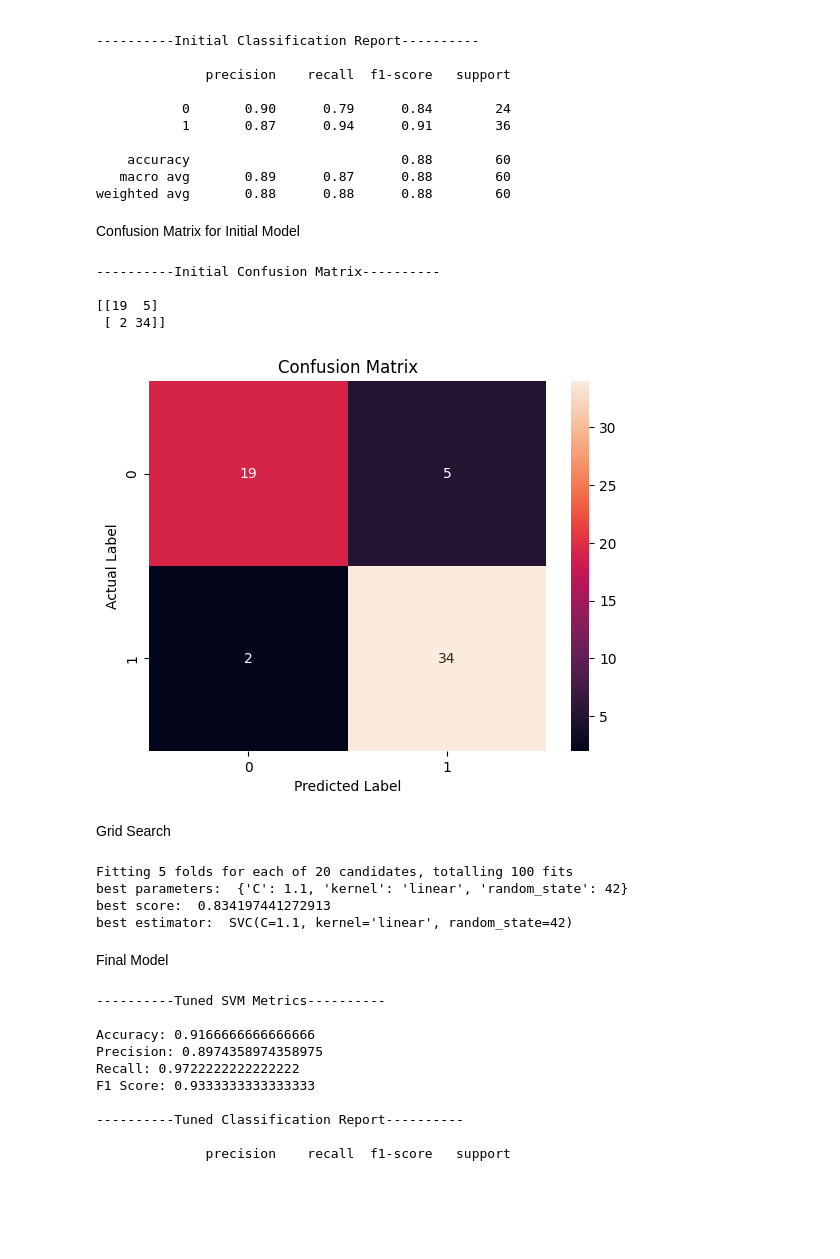
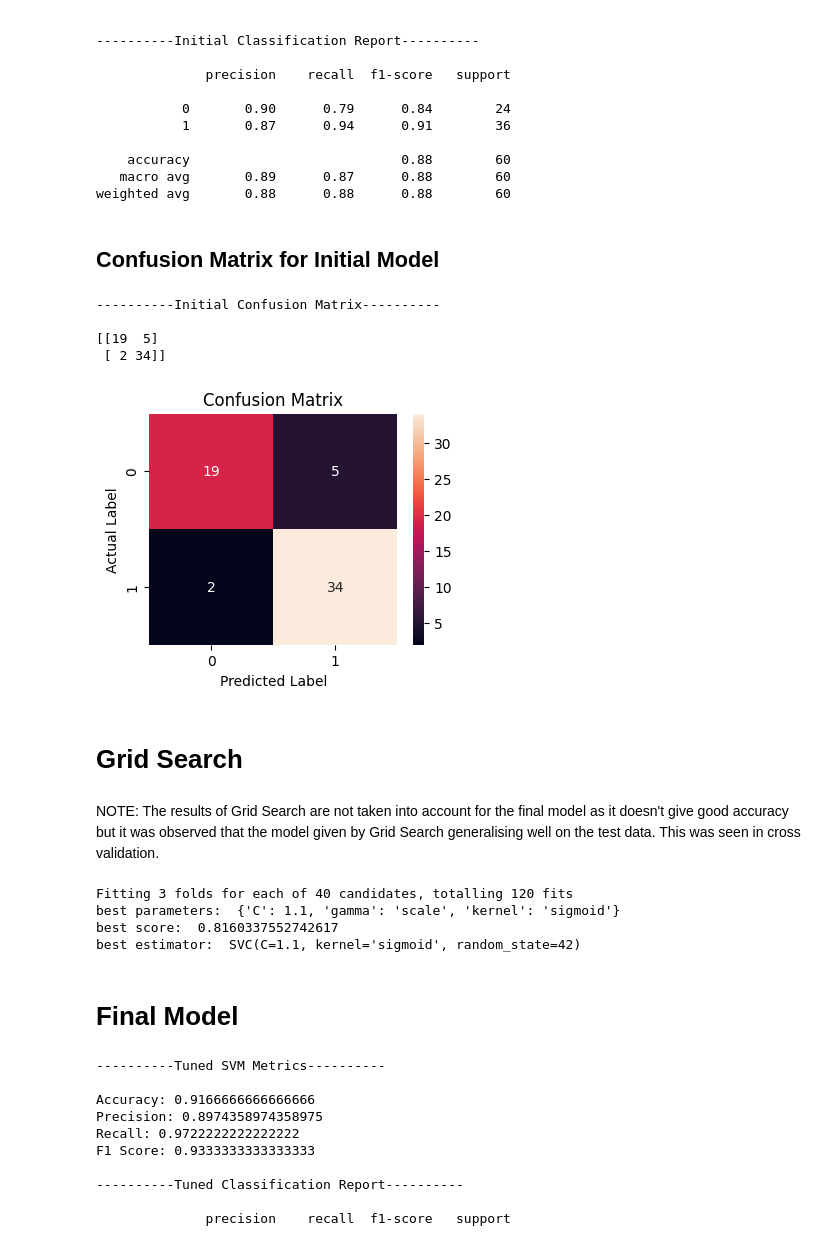
Before and after one commit to kruthi-sb/Cardiac_Events_ML, a Jupyter notebook: ML/SVM.ipynb, the cells around one changed output. Drawn from its saved outputs; the diff is of its cells as text; code cells hidden in the pictures; blank space fills up the shorter version.

```diff
--- a/ML/SVM.ipynb
+++ b/ML/SVM.ipynb
@@ -75,30 +75,33 @@ F1 Score: 0.9066666666666667
    macro avg       0.89      0.87      0.88        60
 weighted avg       0.88      0.88      0.88        60
 # %% [markdown]
-Confusion Matrix for Initial Model
+## Confusion Matrix for Initial Model
 # %%
 #confusion_matrix
 print("\n----------Initial Confusion Matrix----------\n")
 from sklearn.metrics import confusion_matrix
 cm = confusion_matrix(y_test, y_pred_1)
 print(cm)
 
 #visualizing the confusion matrix
 import matplotlib.pyplot as plt
 import seaborn as sns
+axes, fig = plt.subplots(figsize=(4,3))
 sns.heatmap(cm, annot=True, fmt="d")
 plt.title("Confusion Matrix")
 plt.ylabel("Actual Label")
 plt.xlabel("Predicted Label")
 plt.show()
 # %% [output]
 ----------Initial Confusion Matrix----------
 
 [[19  5]
  [ 2 34]]
-[figure, old version]
+[figure, new version]
-# %% [markdown]
-Grid Search
+# %% [markdown]
+# Grid Search
+# %% [markdown]
+NOTE: The results of Grid Search are not taken into account for the final model as it doesn't give good accuracy but it was observed that the model given by Grid Search generalising well on the test data. This was seen in cross validation.
 # %%
 #perform Grid Search to find the best parameters for the model
 from sklearn.model_selection import GridSearchCV
@@ -106,22 +109,23 @@ from sklearn.svm import SVC
 import numpy as np
 param_grid = {'C': np.arange(0.1, 5.0),
                 'kernel': ['rbf', 'poly', 'sigmoid', 'linear'],
-                'random_state': [42]}
+                'gamma': ['scale', 'auto']
+                }
 
-grid = GridSearchCV(SVC(), param_grid, cv = 5, scoring='f1', verbose = 3, n_jobs = -1)
-grid.fit(X_train, y_train)
+grid = GridSearchCV(SVC(random_state = 42), param_grid, cv = 3, scoring='accuracy', verbose = 3, n_jobs = -1)
+svm_not_used = grid.fit(X_train, y_train)
 
 # Print the best parameters
 print("best parameters: ", grid.best_params_)
 print("best score: ", grid.best_score_)
 print("best estimator: ", grid.best_estimator_)
 # %% [output]
-Fitting 5 folds for each of 20 candidates, totalling 100 fits
-best parameters:  {'C': 1.1, 'kernel': 'linear', 'random_state': 42}
-best score:  0.834197441272913
-best estimator:  SVC(C=1.1, kernel='linear', random_state=42)
+Fitting 3 folds for each of 40 candidates, totalling 120 fits
+best parameters:  {'C': 1.1, 'gamma': 'scale', 'kernel': 'sigmoid'}
+best score:  0.8160337552742617
+best estimator:  SVC(C=1.1, kernel='sigmoid', random_state=42)
-# %% [markdown]
-Final Model
+# %% [markdown]
+# Final Model
 # %%
 # Initialize the tuned model
 from sklearn.svm import SVC
```
Also changed, not shown: parts of 19 cells of this notebook.
